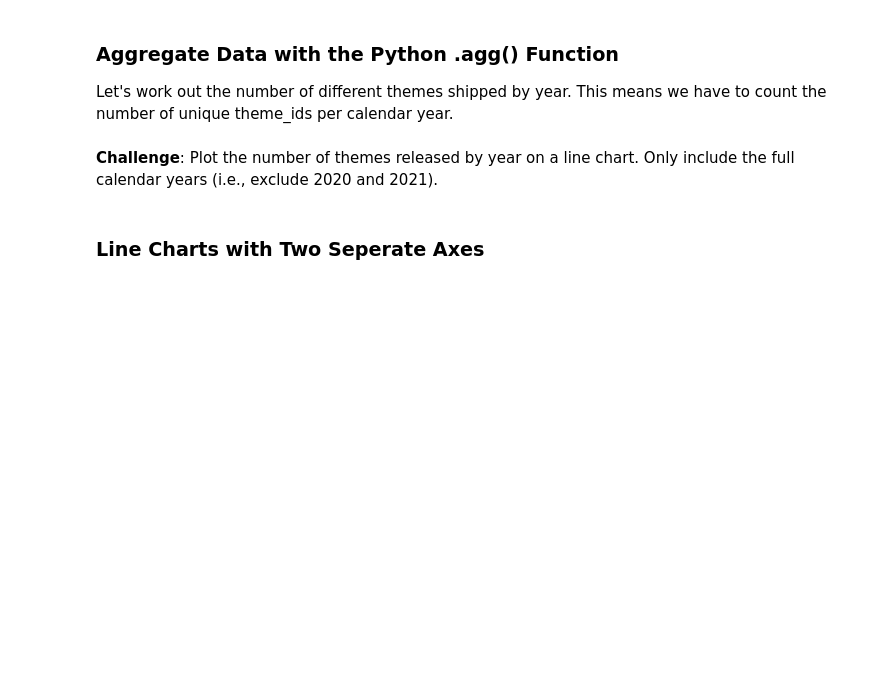
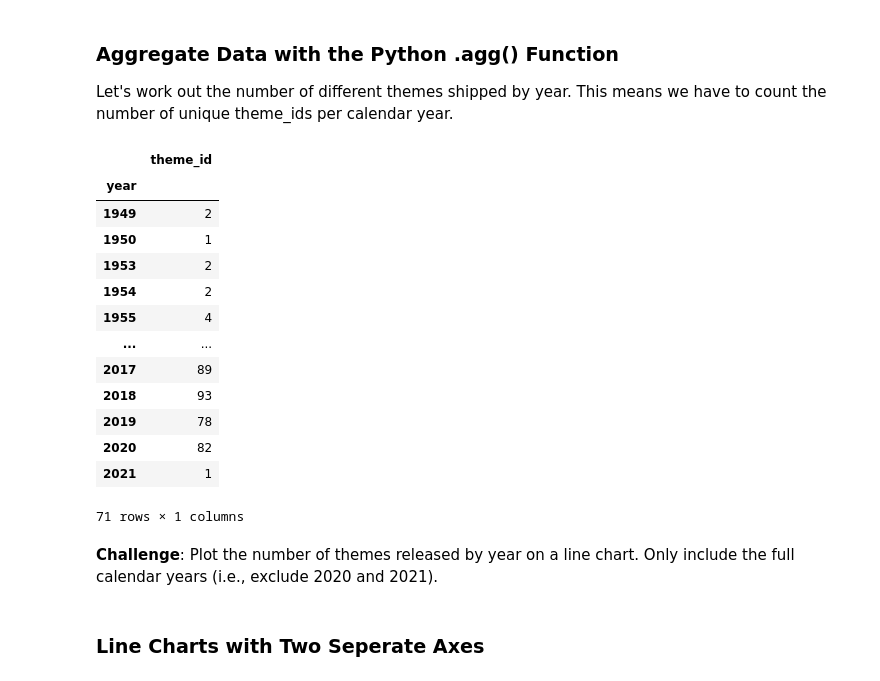
Before and after one commit to SadSack963/day-73_LEGO_aggregate, a Jupyter notebook: Lego_Analysis_for_Course_(start).ipynb, the cells around one changed output. Cells and saved outputs as stored; diff of their text form; code cells hidden in the pictures; blank space fills up the shorter version.

Commit message:
Aggregate function

```diff
--- a/Lego_Analysis_for_Course_(start).ipynb
+++ b/Lego_Analysis_for_Course_(start).ipynb
@@ -212,6 +213,38 @@ plt.plot(sets_by_year['set_num'][:-2])
 ### Aggregate Data with the Python .agg() Function
 
 Let's work out the number of different themes shipped by year. This means we have to count the number of unique theme_ids per calendar year.
+# %%
+# sets_df.groupby('year') is a DataFrameGroupBy object
+#   <pandas.core.groupby.generic.DataFrameGroupBy object at 0x0000021C26AA2670>
+# pd.Series.nunique is a function name
+#   <function pandas.core.base.IndexOpsMixin.nunique(self, dropna: bool = True) -> int>
+
+# DataFrame.agg(func=None, axis=0, *args, **kwargs)
+#   func: function, str, list or dict
+#   axis: {0 or ‘index’, 1 or ‘columns’}, default 0
+#   Returns:
+#     scalar : when Series.agg is called with single function
+#     Series : when DataFrame.agg is called with a single function
+#     DataFrame : when DataFrame.agg is called with several functions
+# Here we are passing a dictionary of {axis labels: function names}
+
+themes_by_year = sets_df.groupby('year').agg(func={'theme_id': pd.Series.nunique})
+themes_by_year
+# %% [output]
+|  | theme_id |
+| year |  |
+| 1949 | 2 |
+| 1950 | 1 |
+| 1953 | 2 |
+| 1954 | 2 |
+| 1955 | 4 |
+| ... | ... |
+| 2017 | 89 |
+| 2018 | 93 |
+| 2019 | 78 |
+| 2020 | 82 |
+| 2021 | 1 |
+71 rows × 1 columns
 # %% [markdown]
 **Challenge**: Plot the number of themes released by year on a line chart. Only include the full calendar years (i.e., exclude 2020 and 2021).
 # %% [markdown]
```
Also changed, not shown: parts of 1 cell of this notebook.
